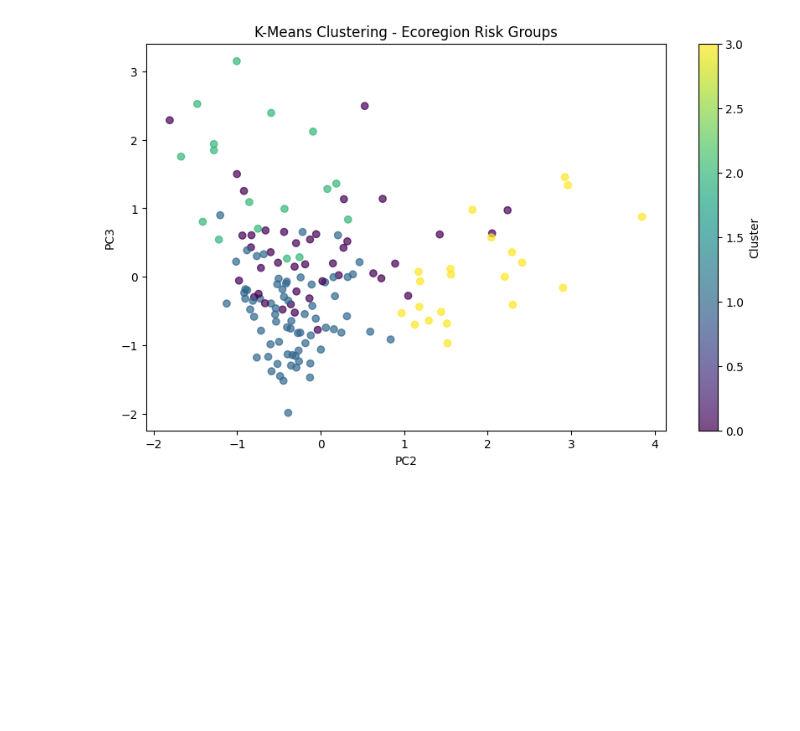
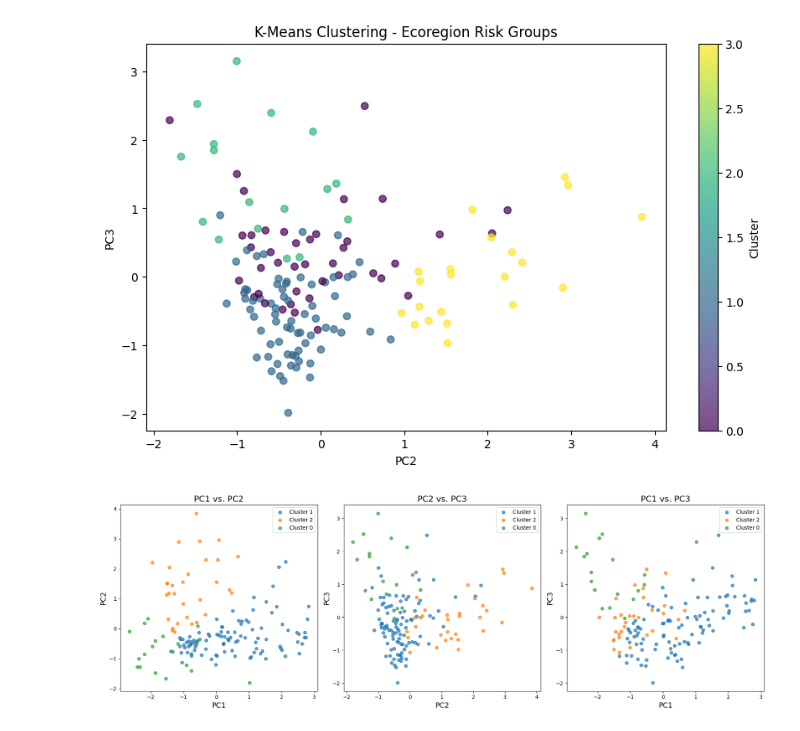
Before and after one commit to andresFdo10/exposure_biomes, a Jupyter notebook: essay.ipynb, the cells around one changed output. Cells and saved outputs as stored; diff of their text form; code cells hidden in the pictures; blank space fills up the shorter version.

```diff
--- a/essay.ipynb
+++ b/essay.ipynb
@@ -455,3 +455,50 @@ plt.colorbar(label="Cluster")
 plt.show()
 # %% [output]
 [figure]
+# %%
+import matplotlib.pyplot as plt
+import pandas as pd
+
+def plot_pca_clusters(csv_path):
+    """
+    Plot PCA clusters in individual 2D plots:
+    - PC1 vs. PC2
+    - PC2 vs. PC3
+    - PC1 vs. PC3
+    """
+
+    # Load the PCA-transformed data with clusters
+    pca_df = pd.read_csv(csv_path)
+
+    # Define plot pairs
+    plot_pairs = [("PC1", "PC2"), ("PC2", "PC3"), ("PC1", "PC3")]
+
+    # Create a figure with three subplots
+    fig, axes = plt.subplots(1, 3, figsize=(18, 6))
+
+    # Define colors for clusters
+    unique_clusters = pca_df["Cluster"].unique()
+    colors = plt.cm.get_cmap("tab10", len(unique_clusters))
+
+    # Loop through the PC pairs and create scatter plots
+    for i, (pc_x, pc_y) in enumerate(plot_pairs):
+        ax = axes[i]
+        for cluster in unique_clusters:
+            cluster_data = pca_df[pca_df["Cluster"] == cluster]
+            ax.scatter(cluster_data[pc_x], cluster_data[pc_y],
+                       label=f"Cluster {cluster}", alpha=0.7, cmap=colors)
+
+        # Set labels and title
+        ax.set_xlabel(pc_x, fontsize=14)
+        ax.set_ylabel(pc_y, fontsize=14)
+        ax.set_title(f"{pc_x} vs. {pc_y}", fontsize=16)
+        ax.legend()
+
+    # Show the plots
+    plt.tight_layout()
+    plt.show()
+
+# Example usage
+plot_pca_clusters("outputs/csv/pca_reduced_data_with_clusters.csv")
+# %% [output]
+[figure, added]
```
Also changed, not shown: parts of 3 cells of this notebook, 11 other files.
